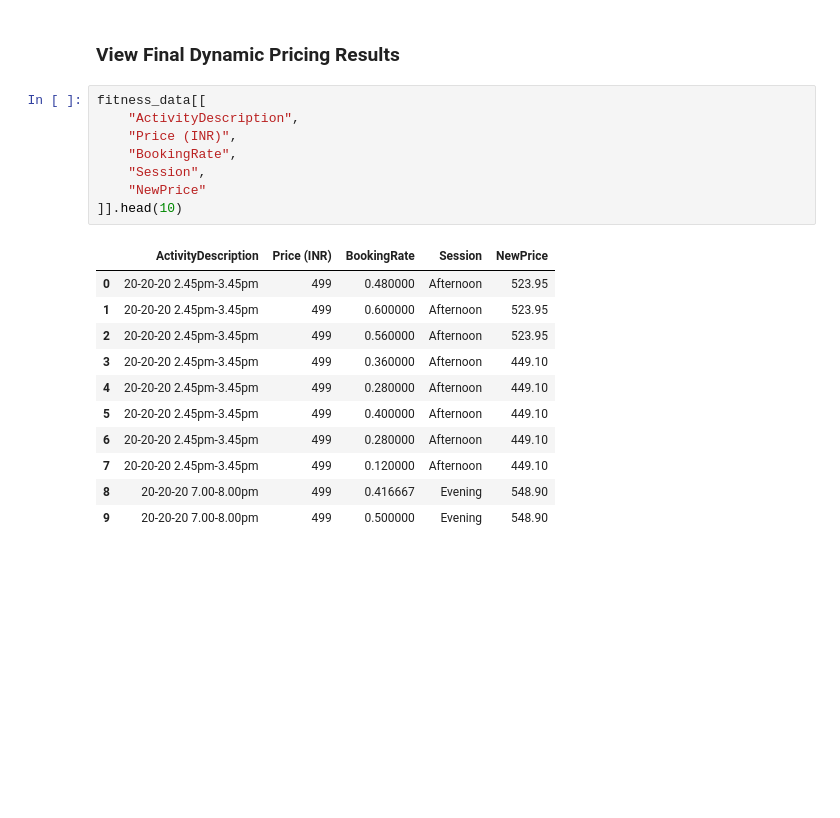
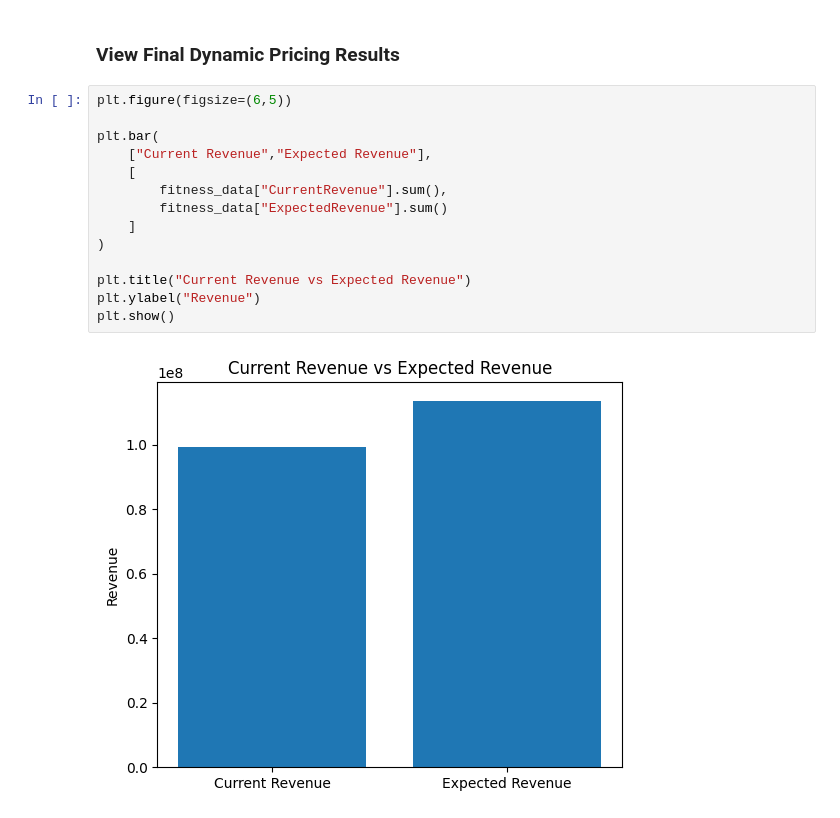
Before and after one commit to yogeshwartribhuvan2972-max/Dynamic-Pricing-Strategies-for-Fitness-Classes, a Jupyter notebook: Dynamic Pricing Algorithm.ipynb, the cells around one changed output. Drawn from its saved outputs; the diff is of its cells as text; blank space fills up the shorter version.

```diff
--- a/Dynamic Pricing Algorithm.ipynb
+++ b/Dynamic Pricing Algorithm.ipynb
@@ -163,22 +307,18 @@ plt.show()
 # %% [markdown]
 ### View Final Dynamic Pricing Results
 # %%
-fitness_data[[
-    "ActivityDescription",
-    "Price (INR)",
-    "BookingRate",
-    "Session",
-    "NewPrice"
-]].head(10)
+plt.figure(figsize=(6,5))
+
+plt.bar(
+    ["Current Revenue","Expected Revenue"],
+    [
+        fitness_data["CurrentRevenue"].sum(),
+        fitness_data["ExpectedRevenue"].sum()
+    ]
+)
+
+plt.title("Current Revenue vs Expected Revenue")
+plt.ylabel("Revenue")
+plt.show()
 # %% [output]
-|  | ActivityDescription | Price (INR) | BookingRate | Session | NewPrice |
-| 0 | 20-20-20 2.45pm-3.45pm | 499 | 0.480000 | Afternoon | 523.95 |
-| 1 | 20-20-20 2.45pm-3.45pm | 499 | 0.600000 | Afternoon | 523.95 |
-| 2 | 20-20-20 2.45pm-3.45pm | 499 | 0.560000 | Afternoon | 523.95 |
-| 3 | 20-20-20 2.45pm-3.45pm | 499 | 0.360000 | Afternoon | 449.10 |
-| 4 | 20-20-20 2.45pm-3.45pm | 499 | 0.280000 | Afternoon | 449.10 |
-| 5 | 20-20-20 2.45pm-3.45pm | 499 | 0.400000 | Afternoon | 449.10 |
-| 6 | 20-20-20 2.45pm-3.45pm | 499 | 0.280000 | Afternoon | 449.10 |
-| 7 | 20-20-20 2.45pm-3.45pm | 499 | 0.120000 | Afternoon | 449.10 |
-| 8 | 20-20-20 7.00-8.00pm | 499 | 0.416667 | Evening | 548.90 |
-| 9 | 20-20-20 7.00-8.00pm | 499 | 0.500000 | Evening | 548.90 |
+[figure, added]
```
Also changed, not shown: parts of 12 cells of this notebook, 7 other files.
